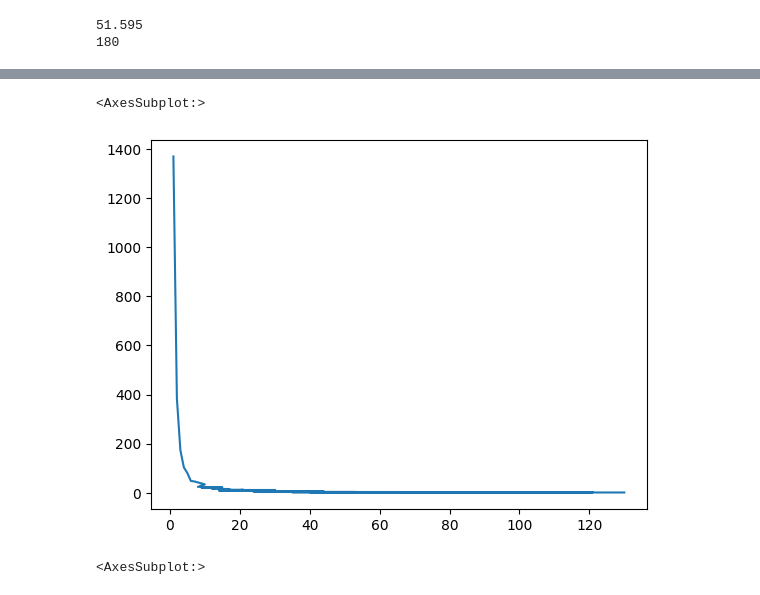
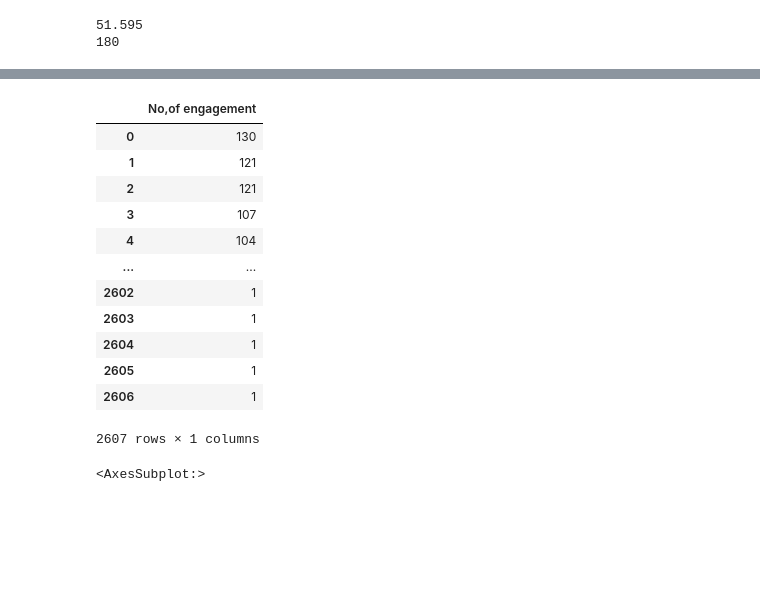
Before and after one commit to puvanans/365-DS-Competition, a Jupyter notebook: engagement _analysis_by_country.ipynb, the cells around one changed output, grey strips where cells are left out. Saved outputs shown, nothing was run; the diff lists cells and outputs as text; code cells hidden in the pictures; blank space fills up the shorter version.

```diff
--- a/engagement _analysis_by_country.ipynb
+++ b/engagement _analysis_by_country.ipynb
@@ -75,8 +168,18 @@ The above steps will be repeated for all five countries.
 # %%
 US = student_engagement_by_country[student_engagement_by_country['country'] == 'US']
 US_df = pd.DataFrame(US['student_id'].value_counts()).reset_index(drop = 'true').rename(columns = {'student_id':'No,of engagement'})
-US_engagement_frequency = US_df['No,of engagement'].value_counts()
-US_engagement_frequency.plot()
+US_df
 # %% [output]
+|  | No,of engagement |
+| 0 | 130 |
+| 1 | 121 |
+| 2 | 121 |
+| 3 | 107 |
+| 4 | 104 |
+| ... | ... |
+| 2602 | 1 |
+| 2603 | 1 |
+| 2604 | 1 |
+| 2605 | 1 |
+| 2606 | 1 |
-<AxesSubplot:>
+2607 rows × 1 columns
-[figure, removed]
```
Also changed, not shown: parts of 18 cells of this notebook, 1 other file.
